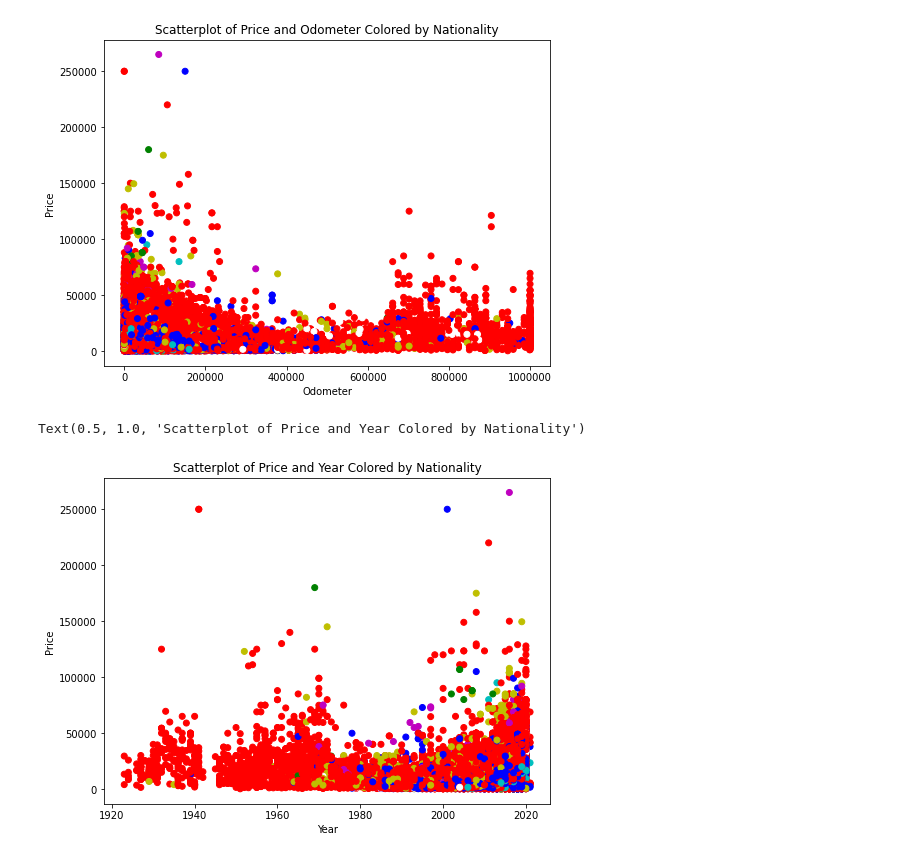
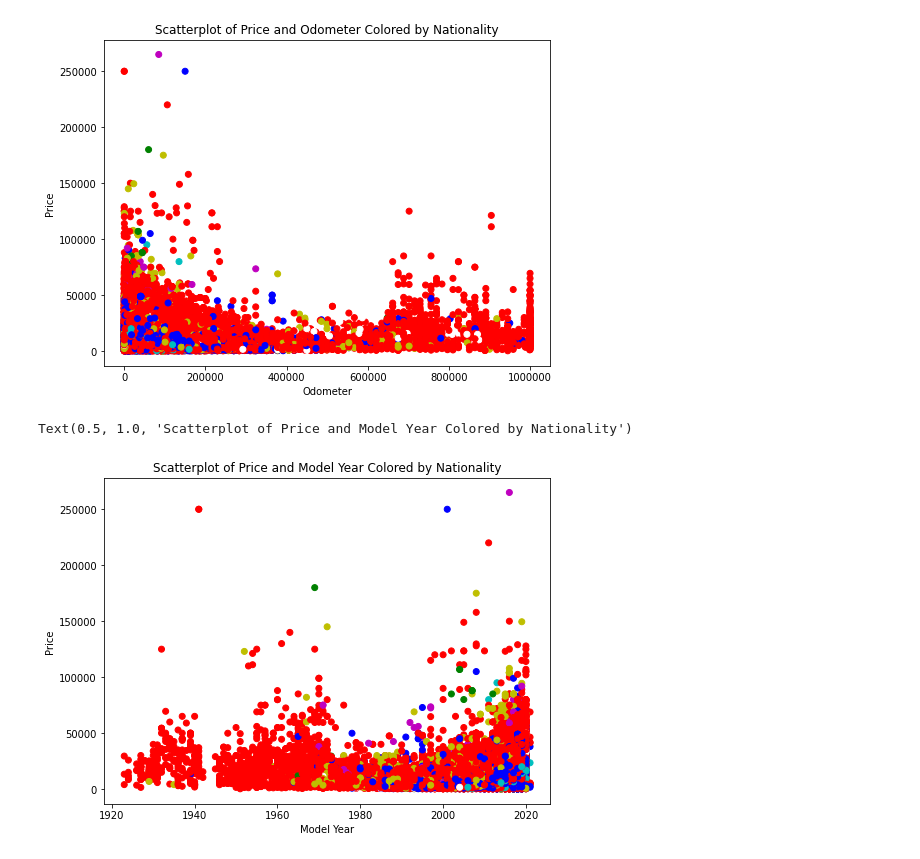
Before and after one commit to matthiasronnau/BANA-212-Final-Project, a Jupyter notebook: BANA-212 Final Project.ipynb, the cells around one changed output. Cells and saved outputs as stored; diff of their text form; code cells hidden in the pictures.

```diff
--- a/BANA-212 Final Project.ipynb
+++ b/BANA-212 Final Project.ipynb
@@ -862,10 +862,10 @@ Text(0.5, 1.0, 'Scatterplot of Price and Odometer Colored by Nationality')
 # %%
 plt.figure(figsize = (8, 6))
 plt.ticklabel_format(style = "plain")
 plt.scatter(cars_linear_data["year"], cars_linear_data["price"], c = categorical["nationality_colors"])
-plt.xlabel("Year")
+plt.xlabel("Model Year")
 plt.ylabel("Price")
-plt.title("Scatterplot of Price and Year Colored by Nationality")
+plt.title("Scatterplot of Price and Model Year Colored by Nationality")
 # %% [output]
-Text(0.5, 1.0, 'Scatterplot of Price and Year Colored by Nationality')
+Text(0.5, 1.0, 'Scatterplot of Price and Model Year Colored by Nationality')
-[figure, old version]
+[figure, new version]
```
Also changed, not shown: parts of 2 cells of this notebook.
